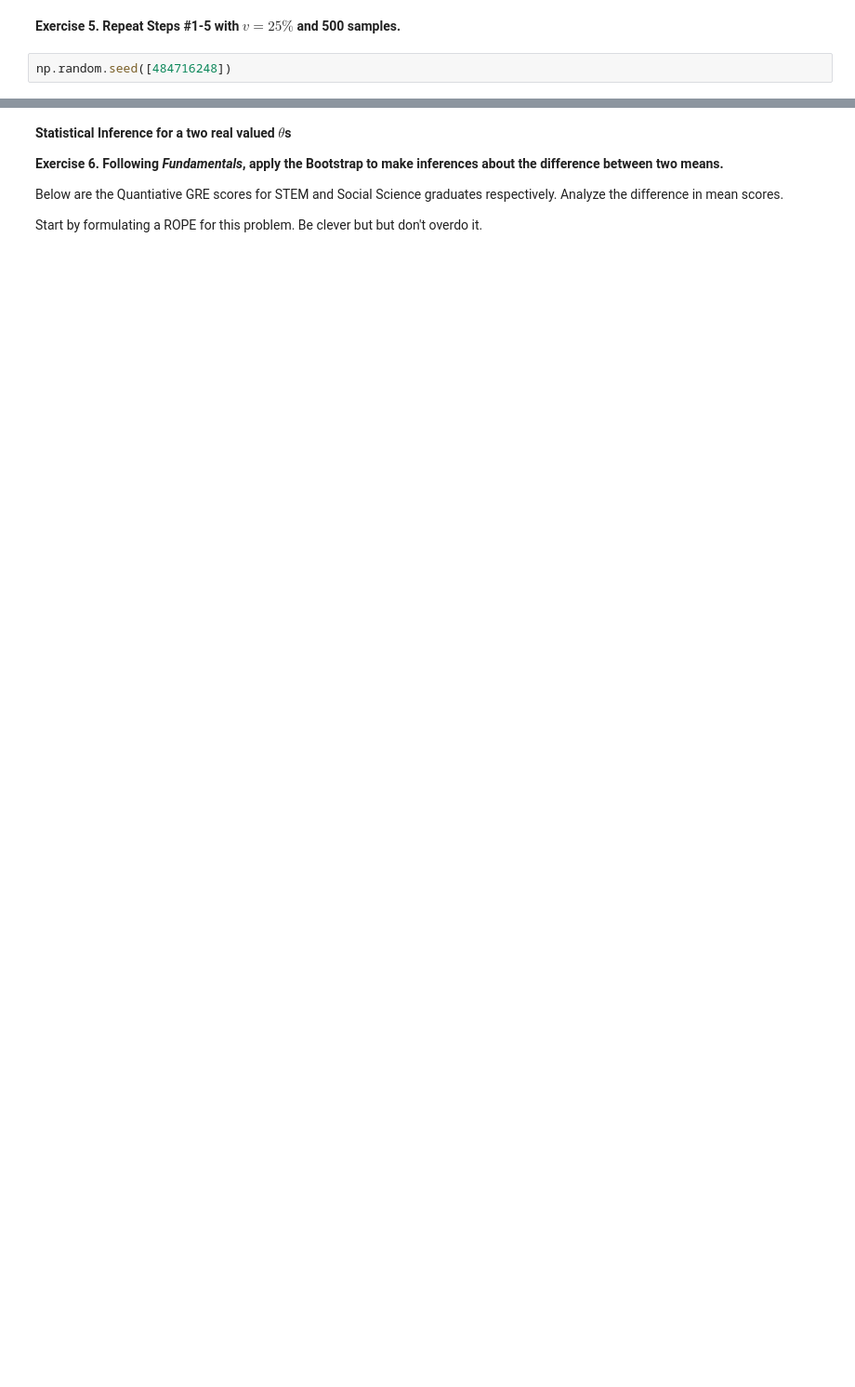
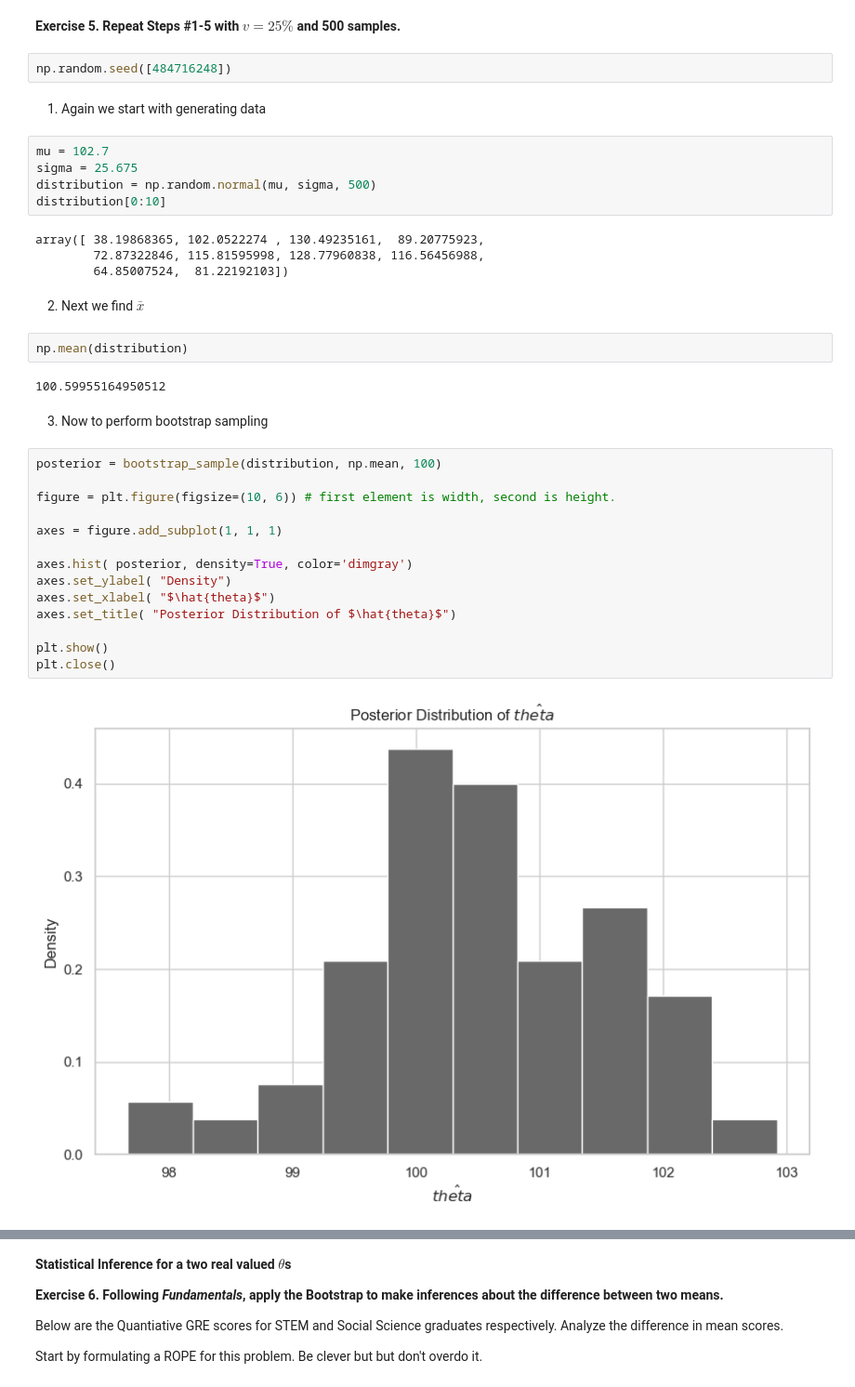
Before and after one commit to ansaridan/jhu-data-engineering-team-5, a Jupyter notebook: Module_7/Jhirsc21.ipynb, the cells around one changed output, grey strips where cells are left out. Shown at 93% size. Cells and saved outputs as stored; diff of their text form; blank space fills up the shorter version.

```diff
--- a/Module_7/Jhirsc21.ipynb
+++ b/Module_7/Jhirsc21.ipynb
@@ -432,3 +430,38 @@ This time there's only a 45% chance our $\bar{X}$ lies between the ROPE, which m
 **Exercise 5\. Repeat Steps #1-5 with $v=25\%$ and 500 samples.**
 # %%
 np.random.seed([484716248])
+# %% [markdown]
+1. Again we start with generating data
+# %%
+mu = 102.7
+sigma = 25.675
+distribution = np.random.normal(mu, sigma, 500)
+distribution[0:10]
+# %% [output]
+array([ 38.19868365, 102.0522274 , 130.49235161,  89.20775923,
+        72.87322846, 115.81595998, 128.77960838, 116.56456988,
+        64.85007524,  81.22192103])
+# %% [markdown]
+2. Next we find $\bar{x}$
+# %%
+np.mean(distribution)
+# %% [output]
+100.59955164950512
+# %% [markdown]
+3. Now to perform bootstrap sampling
+# %%
+posterior = bootstrap_sample(distribution, np.mean, 100)
+
+figure = plt.figure(figsize=(10, 6)) # first element is width, second is height.
+
+axes = figure.add_subplot(1, 1, 1)
+
+axes.hist( posterior, density=True, color='dimgray')
+axes.set_ylabel( "Density")
+axes.set_xlabel( "$\hat{theta}$")
+axes.set_title( "Posterior Distribution of $\hat{theta}$")
+
+plt.show()
+plt.close()
+# %% [output]
+[figure, added]
```
Also changed, not shown: parts of 51 cells of this notebook, 1 other file.
